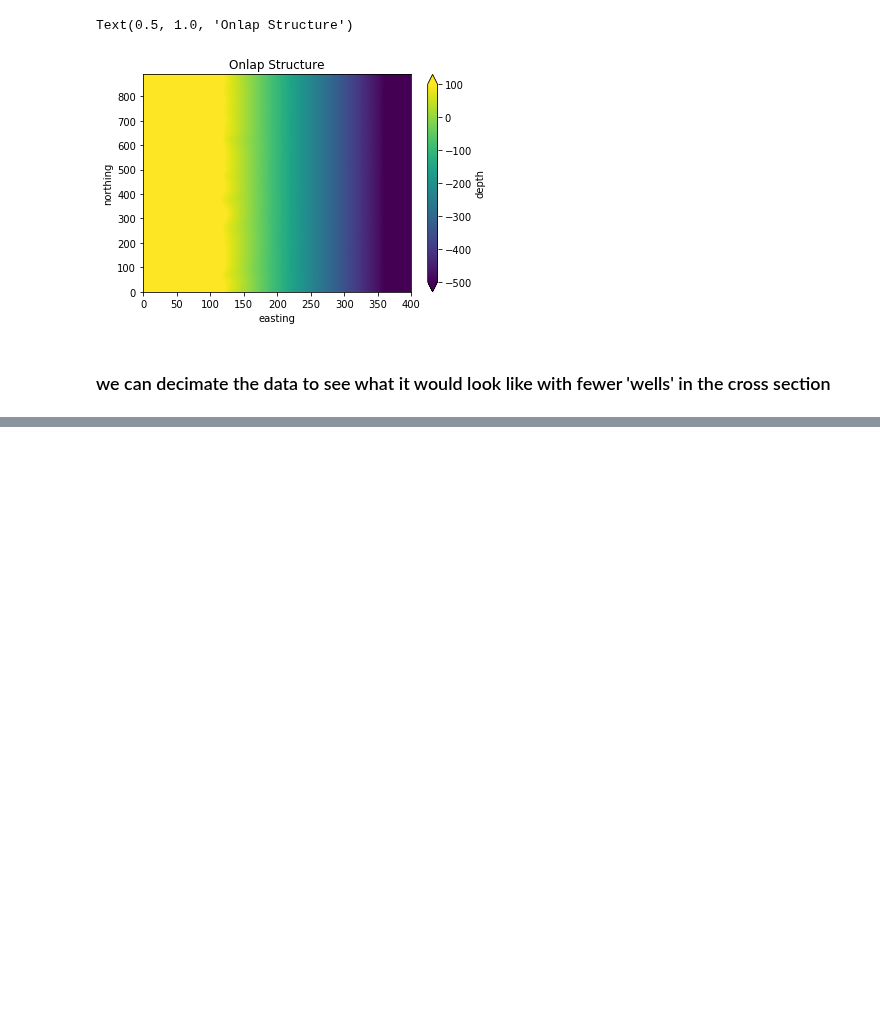
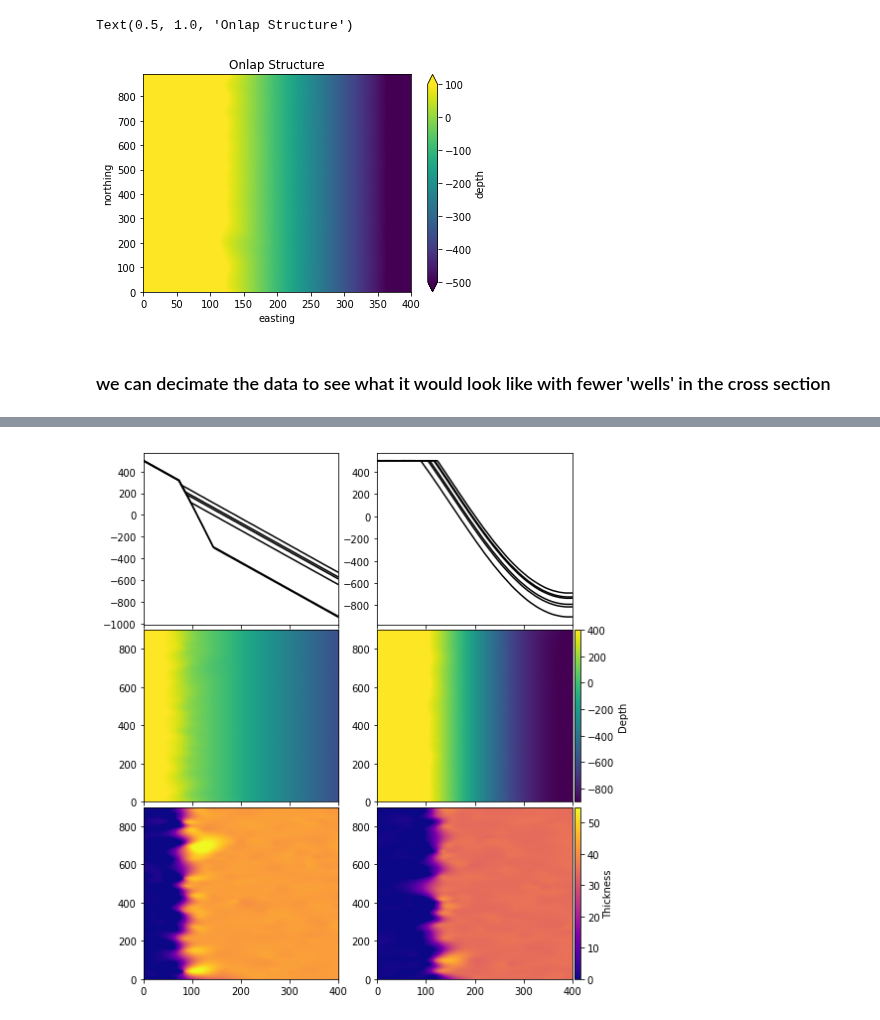
Before and after one commit to jessepisel/stratal-geometries, a Jupyter notebook: map patterns.ipynb, the cells around one changed output, grey strips where cells are left out. Drawn from its saved outputs; the diff is of its cells as text; code cells hidden in the pictures; blank space fills up the shorter version.

```diff
--- a/map patterns.ipynb
+++ b/map patterns.ipynb
@@ -203,0 +229,40 @@ Text(0.5, 1.0, 'B.')
+# %%
+fig, axes = plt.subplots(nrows=3, ncols=2, sharex=True, figsize=(20,25))
+fig.set_size_inches(7.5, 9.75)
+fig.subplots_adjust(left=None, bottom=None, right=None, top=None, wspace=0.2, hspace=0.03)
+axes[0,0].plot(s2*100, c='black')
+axes[0,1].plot(s3*100, c='black')
+
+im0 = axes[1,0].imshow(OLSgrid.depth, extent=[0, 400, 0, 900], aspect='auto', cmap='viridis', vmin=-900, vmax=400)
+
+im1 = axes[1,1].imshow(AUSgrid.depth, extent=[0, 400, 0, 900], aspect='auto', cmap='viridis', vmin=-900, vmax=400)
+
+im2 = axes[2,0].imshow(OLIgrid.thickness, extent=[0, 400, 0, 900], aspect='auto', cmap='plasma', vmin=0, vmax=55)
+
+im3 = axes[2,1].imshow(AUIgrid.thickness, extent=[0, 400, 0, 900], aspect='auto', cmap='plasma', vmin=0, vmax=55)
+
+fig.subplots_adjust(left=0.07, right=0.87)
+
+# Add the colorbar outside...
+box = axes[1,1].get_position()
+pad, width = 0.005, 0.01
+cax = fig.add_axes([box.xmax + pad, box.ymin, width, box.height])
+fig.colorbar(im0, cax=cax, label='Depth')
+'''
+box = axes[1,0].get_position()
+pad, width = 0.005, 0.01
+cax = fig.add_axes([box.xmax + pad, box.ymin, width, box.height])
+fig.colorbar(im1, cax=cax, label='Depth')
+
+box = axes[2,0].get_position()
+pad, width = 0.005, 0.01
+cax = fig.add_axes([box.xmax + pad, box.ymin, width, box.height])
+fig.colorbar(im2, cax=cax, label='Thickness')
+'''
+box = axes[2,1].get_position()
+pad, width = 0.005, 0.01
+cax = fig.add_axes([box.xmax + pad, box.ymin, width, box.height])
+fig.colorbar(im3, cax=cax, label='Thickness')
+fig.savefig('figure2.pdf')
+# %% [output]
+[figure, added]
```
Also changed, not shown: parts of 9 cells of this notebook, 3 other files.
